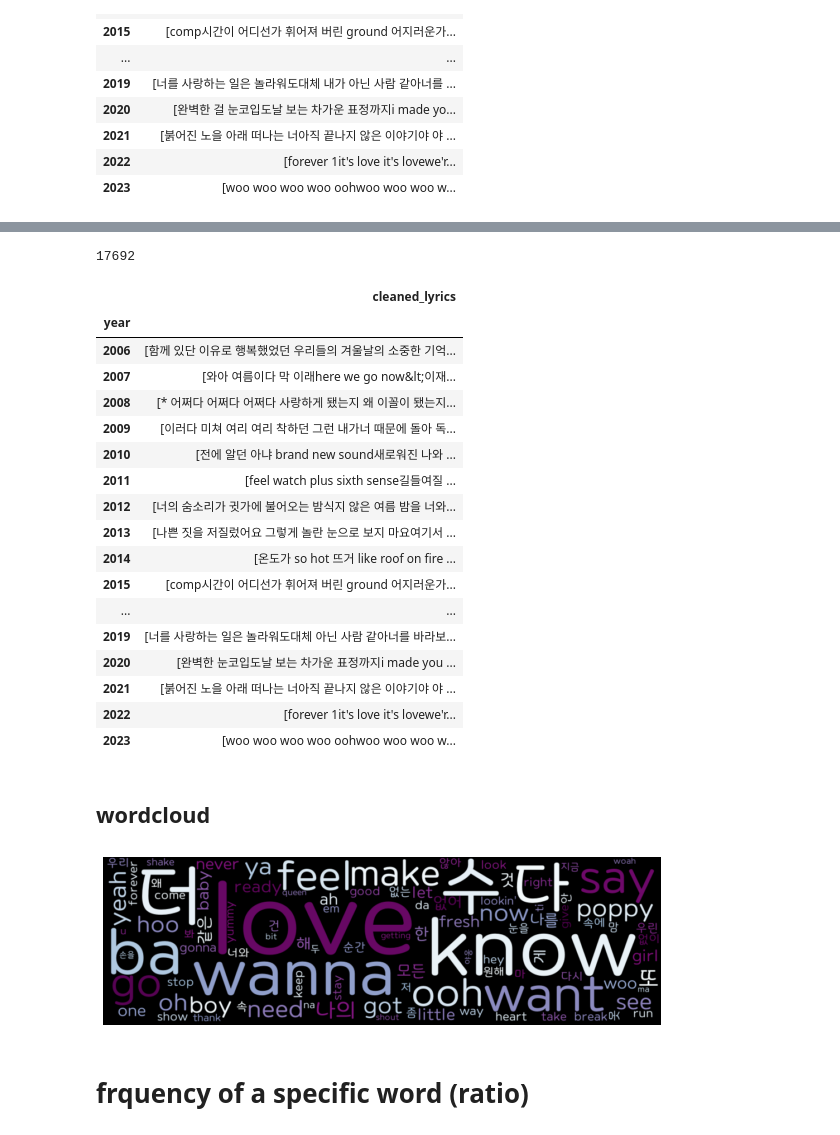
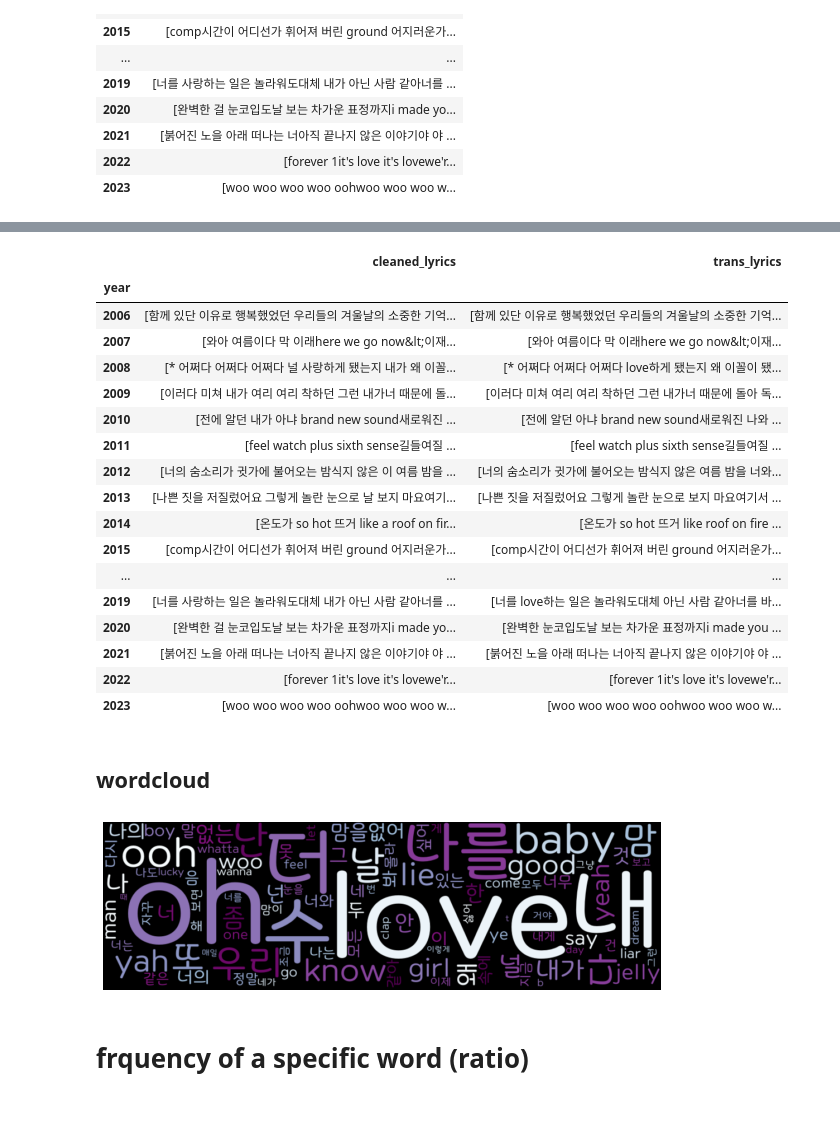
Before and after one commit to JiwonGigiShin/kpop_analysis, a Jupyter notebook: word_frequency_by_year.ipynb, the cells around one changed output, grey strips where cells are left out. Cells and saved outputs as stored; diff of their text form; code cells hidden in the pictures.

```diff
--- a/word_frequency_by_year.ipynb
+++ b/word_frequency_by_year.ipynb
@@ -139,3 +133,35 @@ by_year
 | 2021 | [붉어진 노을 아래 떠나는 너아직 끝나지 않은 이야기야 야 ... |
 | 2022 | [forever 1it's love it's lovewe'r... |
 | 2023 | [woo woo woo woo oohwoo woo woo w... |
+# %%
+def kor_to_eng(text):
+    #stage_1: man, boy, girl, oppa, love, like, want
+    text = text.replace("사랑", "love")
+    text = text.replace("좋아", "like") # like has multiple meanings, so needs to n-gram as well
+    text = text.replace("키스", "kiss")
+    text = text.replace("뽀뽀", "kiss")
+    text = text.replace("터치", 'touch')
+    text = text.replace("안아", 'hug')
+#     text = text.replace("원해", "want")
+#     text = text.replace("원하", "want")
+# want & girl should be dealt with n-grams because the meaning is completely different
+#between English and Korean
+
+    #gender-specific
+
+    text = text.replace("소녀", "so-nyeo") #young girl
+    text = text.replace("여자", "woman")
+    text = text.replace("소년", 'boy')
+    text = text.replace("오빠", "oppa")
+    text = text.replace("그의", 'he')
+    text = text.replace("그와", 'he')
+    text = text.replace("그를", 'he')
+    text = text.replace("그가", 'he')
+    text = text.replace("그는", 'he')
+    text = text.replace("놈", 'guy')
+
+    #돈 (money)
+
+    return text
+# %%
+by_year['trans_lyrics'] = by_year.cleaned_lyrics.apply(kor_to_eng)
@@ -144,7 +192,3 @@ npnpn = by_year.iloc[2, :]
-# %%
-len(npnpn[0])
-# %% [output]
-17692
 # %%
 stop_words = list(stopwords.words('english'))
 
@@ -155,27 +199,27 @@ manual_sw = ["n't", '내', '너의', '난', '날', '내가', '너','나', '그',
 
 stop_words.extend(manual_sw)
 
-by_year['cleaned_lyrics'] = by_year['cleaned_lyrics'].apply(lambda x: ' '.join([word for word in x.split() if word not in manual_sw]))
+by_year['trans_lyrics'] = by_year['trans_lyrics'].apply(lambda x: ' '.join([word for word in x.split() if word not in manual_sw]))
 by_year
 # %% [output]
-|  | cleaned_lyrics |
-| year |  |
-| 2006 | [함께 있단 이유로 행복했었던 우리들의 겨울날의 소중한 기억... |
-| 2007 | [와아 여름이다 막 이래here we go now&lt;이재... |
-| 2008 | [* 어쩌다 어쩌다 어쩌다 사랑하게 됐는지 왜 이꼴이 됐는지... |
-| 2009 | [이러다 미쳐 여리 여리 착하던 그런 내가너 때문에 돌아 독... |
-| 2010 | [전에 알던 아냐 brand new sound새로워진 나와 ... |
-| 2011 | [feel watch plus sixth sense길들여질 ... |
-| 2012 | [너의 숨소리가 귓가에 불어오는 밤식지 않은 여름 밤을 너와... |
-| 2013 | [나쁜 짓을 저질렀어요 그렇게 놀란 눈으로 보지 마요여기서 ... |
-| 2014 | [온도가 so hot 뜨거 like roof on fire ... |
-| 2015 | [comp시간이 어디선가 휘어져 버린 ground 어지러운가... |
-| ... | ... |
-| 2019 | [너를 사랑하는 일은 놀라워도대체 아닌 사람 같아너를 바라보... |
-| 2020 | [완벽한 눈코입도날 보는 차가운 표정까지i made you ... |
-| 2021 | [붉어진 노을 아래 떠나는 너아직 끝나지 않은 이야기야 야 ... |
-| 2022 | [forever 1it's love it's lovewe'r... |
-| 2023 | [woo woo woo woo oohwoo woo woo w... |
+|  | cleaned_lyrics | trans_lyrics |
+| year |  |  |
+| 2006 | [함께 있단 이유로 행복했었던 우리들의 겨울날의 소중한 기억... | [함께 있단 이유로 행복했었던 우리들의 겨울날의 소중한 기억... |
+| 2007 | [와아 여름이다 막 이래here we go now&lt;이재... | [와아 여름이다 막 이래here we go now&lt;이재... |
+| 2008 | [* 어쩌다 어쩌다 어쩌다 널 사랑하게 됐는지 내가 왜 이꼴... | [* 어쩌다 어쩌다 어쩌다 love하게 됐는지 왜 이꼴이 됐... |
+| 2009 | [이러다 미쳐 내가 여리 여리 착하던 그런 내가너 때문에 돌... | [이러다 미쳐 여리 여리 착하던 그런 내가너 때문에 돌아 독... |
+| 2010 | [전에 알던 내가 아냐 brand new sound새로워진 ... | [전에 알던 아냐 brand new sound새로워진 나와 ... |
+| 2011 | [feel watch plus sixth sense길들여질 ... | [feel watch plus sixth sense길들여질 ... |
+| 2012 | [너의 숨소리가 귓가에 불어오는 밤식지 않은 이 여름 밤을 ... | [너의 숨소리가 귓가에 불어오는 밤식지 않은 여름 밤을 너와... |
+| 2013 | [나쁜 짓을 저질렀어요 그렇게 놀란 눈으로 날 보지 마요여기... | [나쁜 짓을 저질렀어요 그렇게 놀란 눈으로 보지 마요여기서 ... |
+| 2014 | [온도가 so hot 뜨거 like a roof on fir... | [온도가 so hot 뜨거 like roof on fire ... |
+| 2015 | [comp시간이 어디선가 휘어져 버린 ground 어지러운가... | [comp시간이 어디선가 휘어져 버린 ground 어지러운가... |
+| ... | ... | ... |
+| 2019 | [너를 사랑하는 일은 놀라워도대체 내가 아닌 사람 같아너를 ... | [너를 love하는 일은 놀라워도대체 아닌 사람 같아너를 바... |
+| 2020 | [완벽한 걸 눈코입도날 보는 차가운 표정까지i made yo... | [완벽한 눈코입도날 보는 차가운 표정까지i made you ... |
+| 2021 | [붉어진 노을 아래 떠나는 너아직 끝나지 않은 이야기야 야 ... | [붉어진 노을 아래 떠나는 너아직 끝나지 않은 이야기야 야 ... |
+| 2022 | [forever 1it's love it's lovewe'r... | [forever 1it's love it's lovewe'r... |
+| 2023 | [woo woo woo woo oohwoo woo woo w... | [woo woo woo woo oohwoo woo woo w... |
 # %%
 def words_by_year(year):
     df_by_year = by_year.loc[year, :]
@@ -218,9 +262,9 @@ def word_cloud_year(df):
     plt.axis("off")
     plt.show()
 # %%
-word_cloud_year(df_2022)
+word_cloud_year(df_2016)
 # %% [output]
-[figure, old version]
+[figure, new version]
 # %% [markdown]
 # frquency of a specific word (ratio)
 # %%
```
Also changed, not shown: parts of 28 cells of this notebook.
